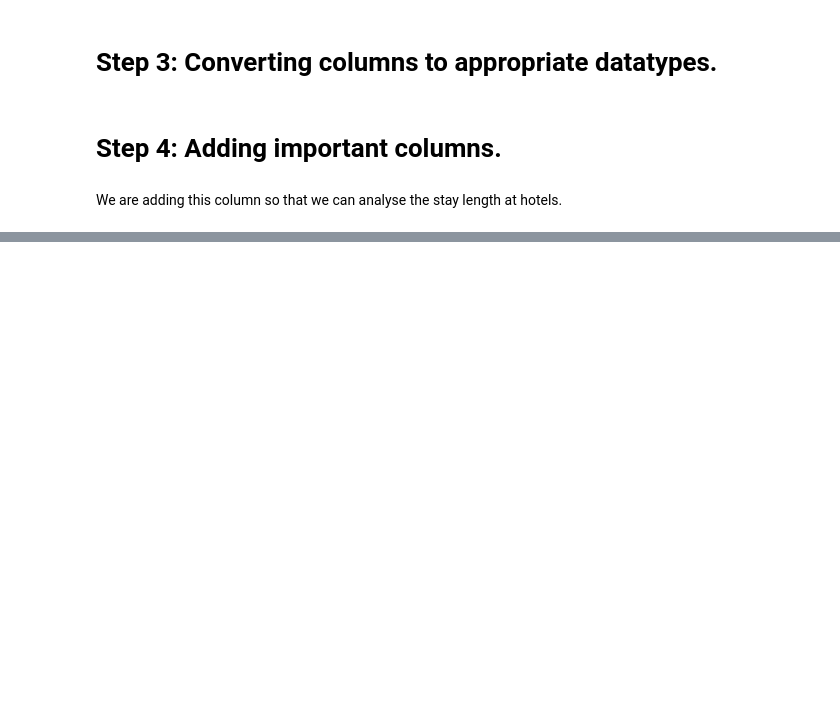
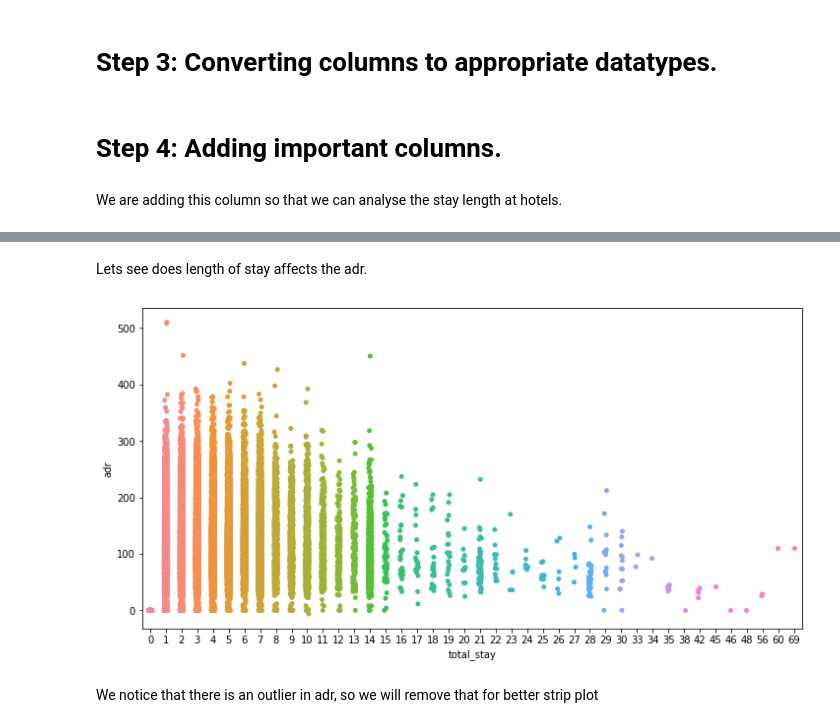
Before and after one commit to mithin321/Hotel-booking-analysis, a Jupyter notebook: Mithin_Barde__Hotel_Booking_Analysis_Capstone_Project.ipynb, the cells around one changed output, grey strips where cells are left out. Drawn from its saved outputs; the diff is of its cells as text; code cells hidden in the pictures; blank space fills up the shorter version.

```diff
--- a/Mithin_Barde__Hotel_Booking_Analysis_Capstone_Project.ipynb
+++ b/Mithin_Barde__Hotel_Booking_Analysis_Capstone_Project.ipynb
@@ -202,0 +224,10 @@ df1['total_people'] = df1['adults']+df1['children']+df1['babies']
+# %% [markdown]
+Lets see does length of stay affects the adr.
+# %%
+plt.figure(figsize = (12,6))
+sns.stripplot(y = 'adr', x = 'total_stay', data = df1)
+plt.show()
+# %% [output]
+[figure, added]
+# %% [markdown]
+We notice that there is an outlier in adr, so we will remove that for better strip plot
```
Also changed, not shown: parts of 78 cells of this notebook.
